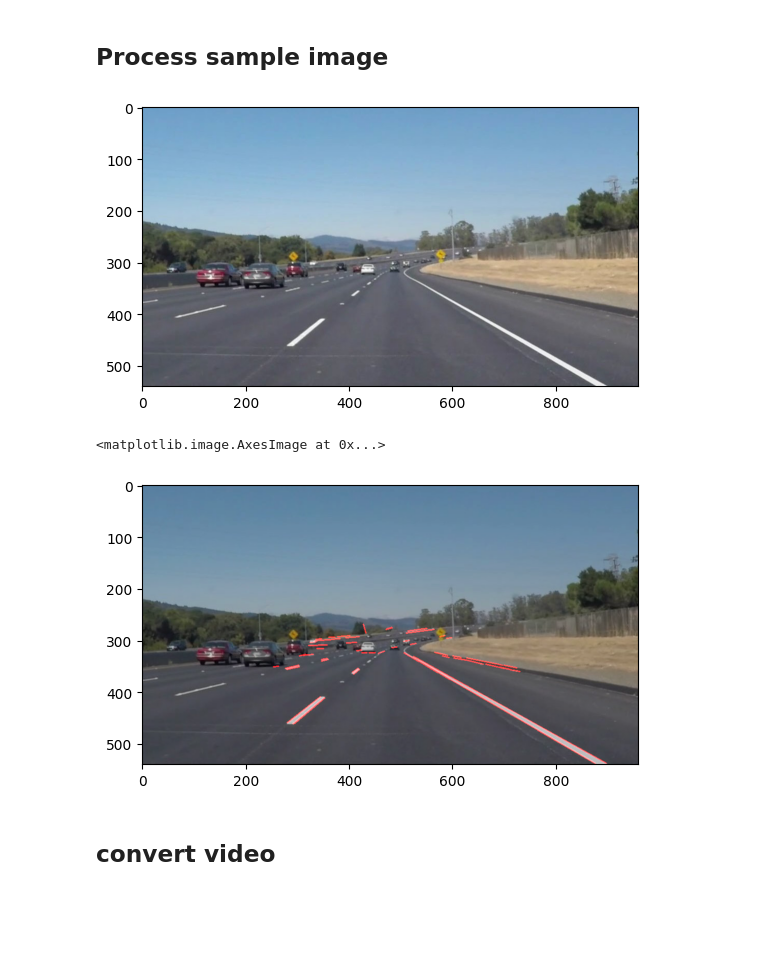
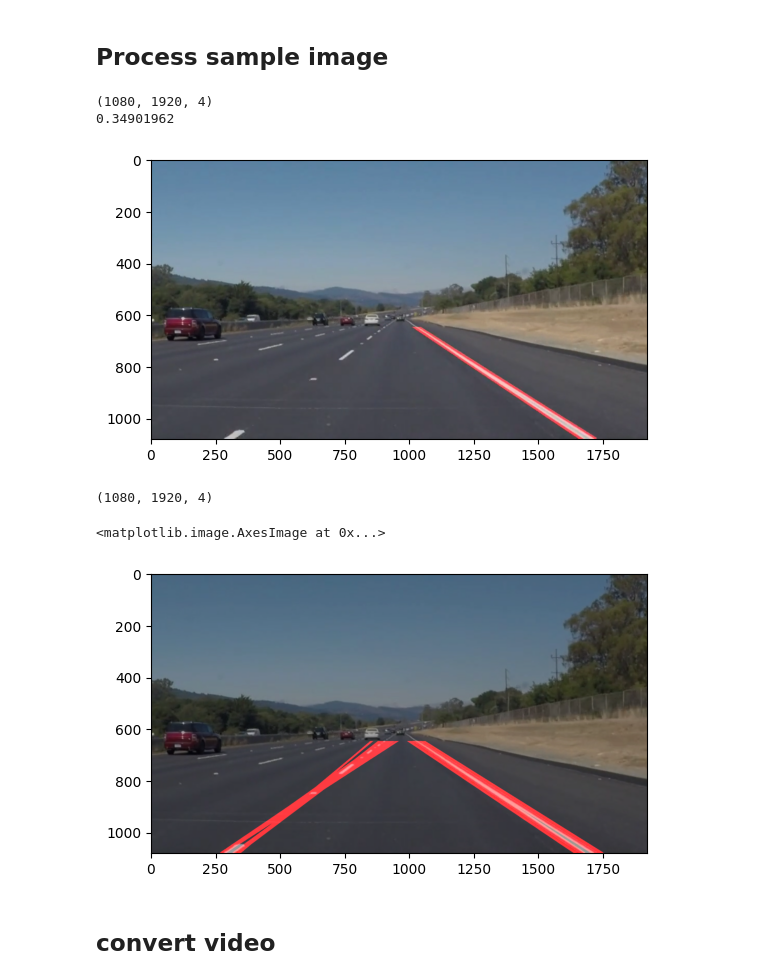
Before and after one commit to kc71486/autonomous_hw2, a Jupyter notebook: autohw2.ipynb, the cells around one changed output. Cells and saved outputs as stored; diff of their text form; code cells hidden in the pictures; blank space fills up the shorter version.

```diff
--- a/autohw2.ipynb
+++ b/autohw2.ipynb
@@ -212,18 +257,24 @@ def process_image(img):
 ## Process sample image
 # %%
 #reading in an image
-image = mpimg.imread('test_images/solidWhiteCurve.jpg');
+image = mpimg.imread('test_images/whitemark.png');
+#image = mpimg.imread('test_images/solidWhiteRight.jpg');
+print(image.shape)
+print(image[0][0][0])
 
 #printing out some stats and plotting
-plt.imshow(image);  # if you wanted to show a single color channel image called 'gray', for example, call as plt.imshow(gray, cmap='gray')
+plt.imshow(image);
 # %% [output]
+(1080, 1920, 4)
+0.34901962
-[figure, old version]
+[figure, new version]
 # %%
-newimage = process_image(image)
+newimage = process_image(image, True)
 plt.imshow(newimage, cmap='Greys_r')
 # %% [output]
-<matplotlib.image.AxesImage at 0x...>
+(1080, 1920, 4)
+<matplotlib.image.AxesImage at 0x...>
-[figure, old version]
+[figure, new version]
 # %% [markdown]
 ## convert video
 # %%
```
Also changed, not shown: parts of 16 cells of this notebook.
